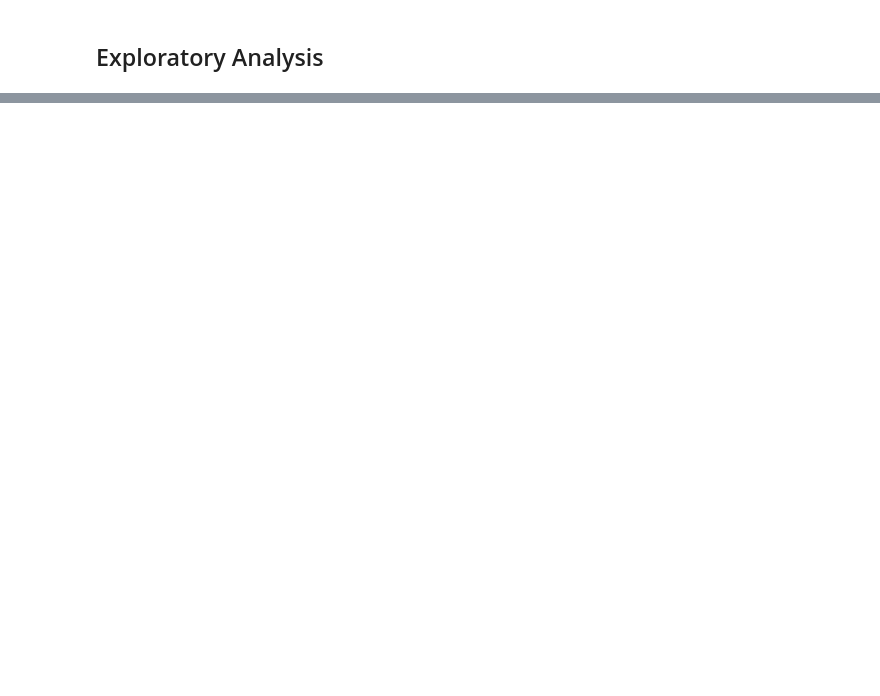
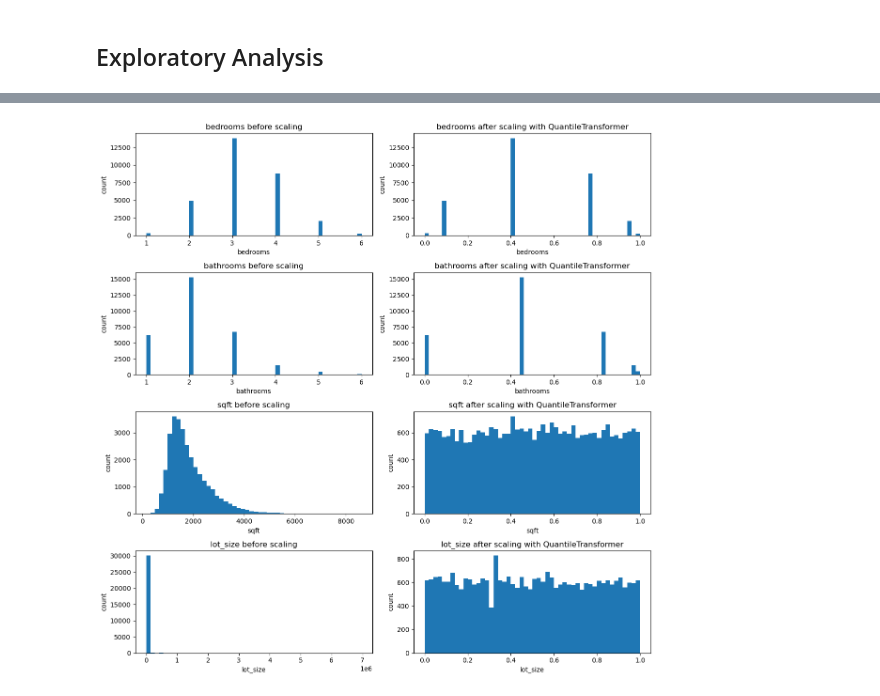
Before and after one commit to annie-carter/regression_project, a Jupyter notebook: exploratory.ipynb, the cells around one changed output, grey strips where cells are left out. Cells and saved outputs as stored; diff of their text form; code cells hidden in the pictures; blank space fills up the shorter version.

```diff
--- a/exploratory.ipynb
+++ b/exploratory.ipynb
@@ -161,9 +394,10 @@ visualize_scaler(scaler=RobustScaler(),
 # %%
 # call function using QuantileTransformer
-visualize_scaler(scaler=QuantileTransformer(),
-                 df=train,
-                 features_to_scale=to_scale,
-                 bins=50)
+
+qt_scaler = QuantileTransformer()
+visualize_scaler(scaler=qt_scaler, df=train, features_to_scale=to_scale, bins=50)
+# %% [output]
+[figure, added]
 # %%
 # train_county = train.county
 # validate_county = validate.county
```
Also changed, not shown: parts of 35 cells of this notebook.
